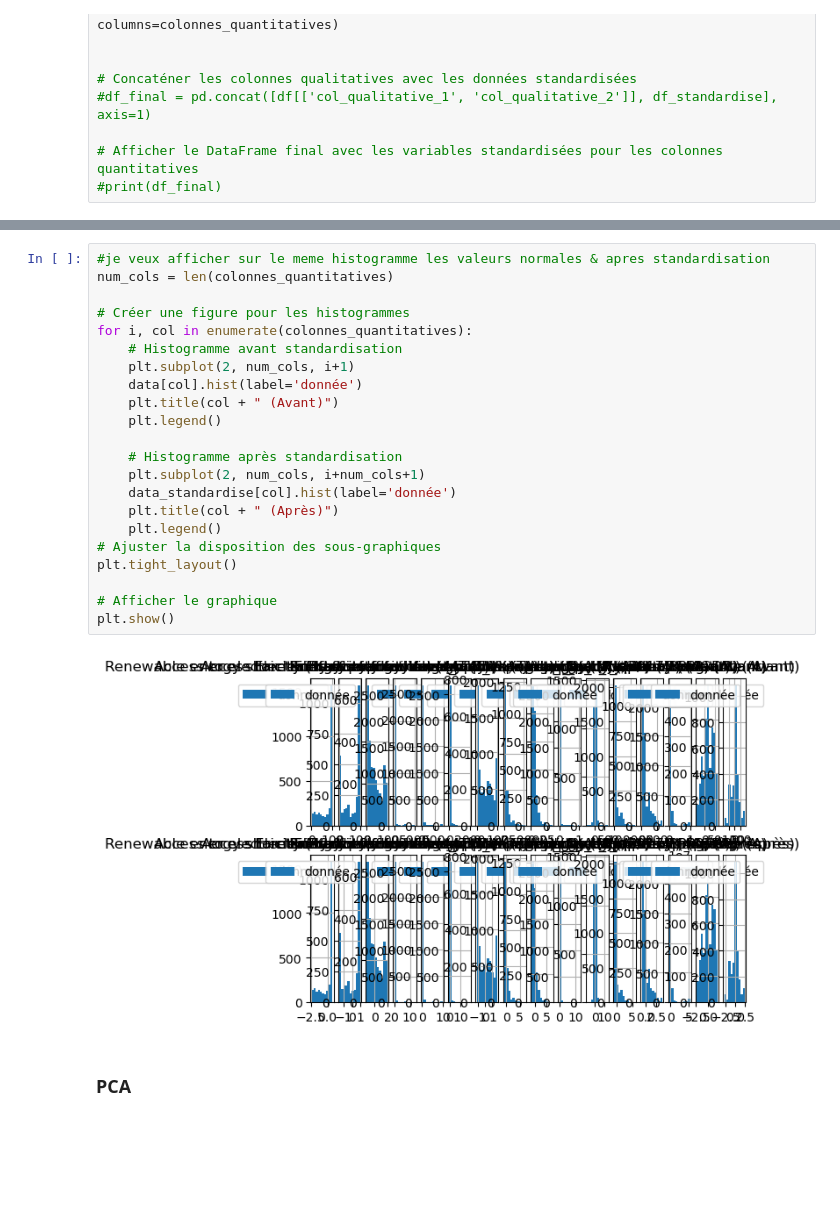
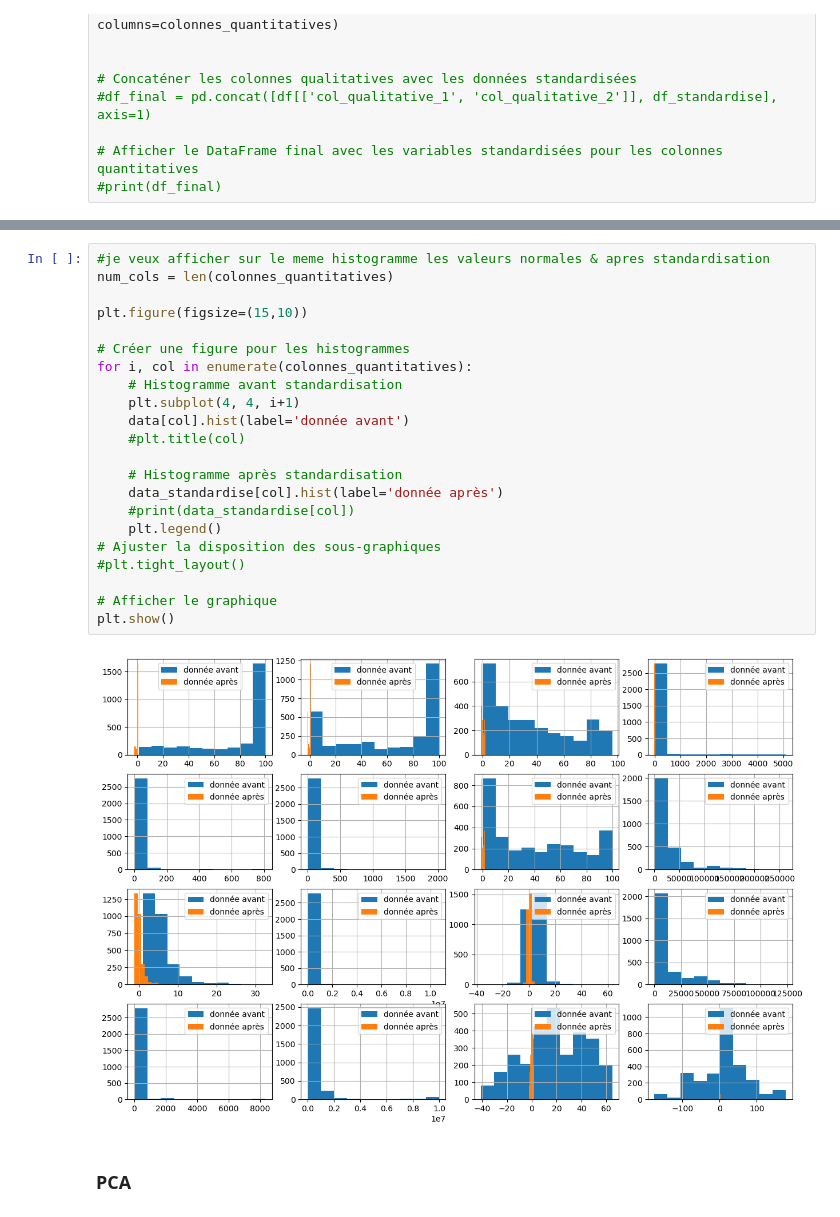
Before and after one commit to julien-richaume/projet_machine_learning, a Jupyter notebook: Projet-ML-Python.ipynb, the cells around one changed output, grey strips where cells are left out. Cells and saved outputs as stored; diff of their text form; blank space fills up the shorter version.

```diff
--- a/Projet-ML-Python.ipynb
+++ b/Projet-ML-Python.ipynb
@@ -424,27 +416,27 @@ for col in colonnes_quantitatives :
 # %%
 #je veux afficher sur le meme histogramme les valeurs normales & apres standardisation
 num_cols = len(colonnes_quantitatives)
 
+plt.figure(figsize=(15,10))
+
 # Créer une figure pour les histogrammes
 for i, col in enumerate(colonnes_quantitatives):
     # Histogramme avant standardisation
-    plt.subplot(2, num_cols, i+1)
-    data[col].hist(label='donnée')
-    plt.title(col + " (Avant)")
-    plt.legend()
+    plt.subplot(4, 4, i+1)
+    data[col].hist(label='donnée avant')
+    #plt.title(col)
 
     # Histogramme après standardisation
-    plt.subplot(2, num_cols, i+num_cols+1)
-    data_standardise[col].hist(label='donnée')
-    plt.title(col + " (Après)")
+    data_standardise[col].hist(label='donnée après')
+    #print(data_standardise[col])
     plt.legend()
 # Ajuster la disposition des sous-graphiques
-plt.tight_layout()
+#plt.tight_layout()
 
 # Afficher le graphique
 plt.show()
 # %% [output]
-[figure, old version]
+[figure, new version]
 # %% [markdown]
 ### PCA
 # %%
```
Also changed, not shown: parts of 19 cells of this notebook.
